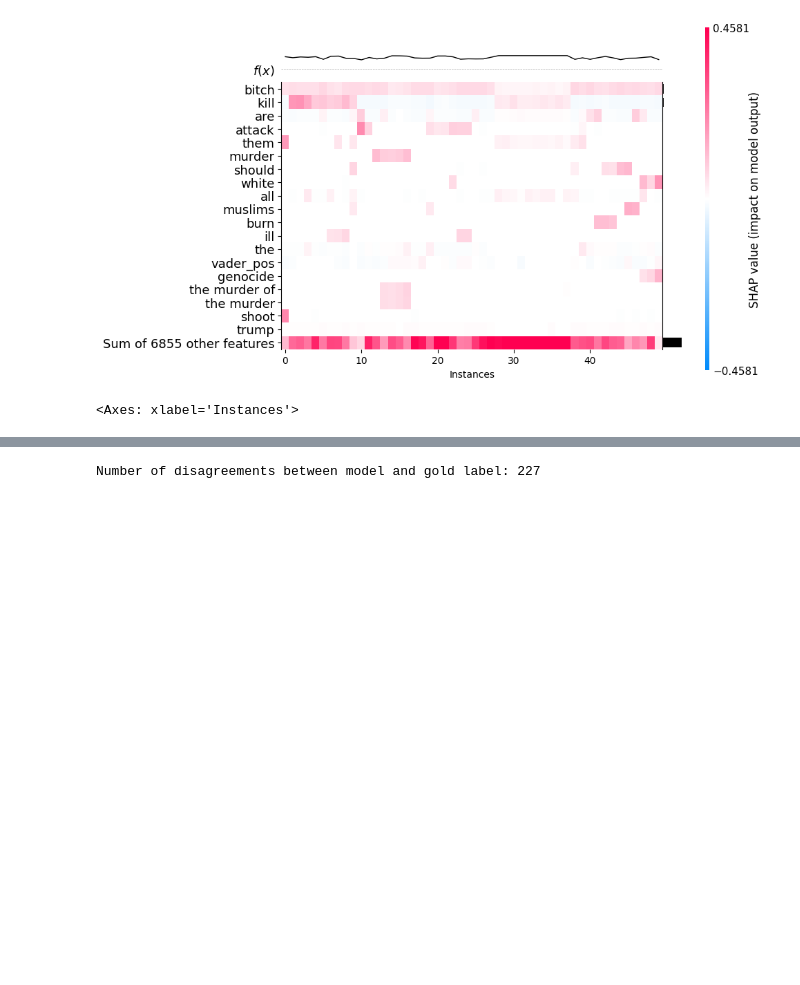
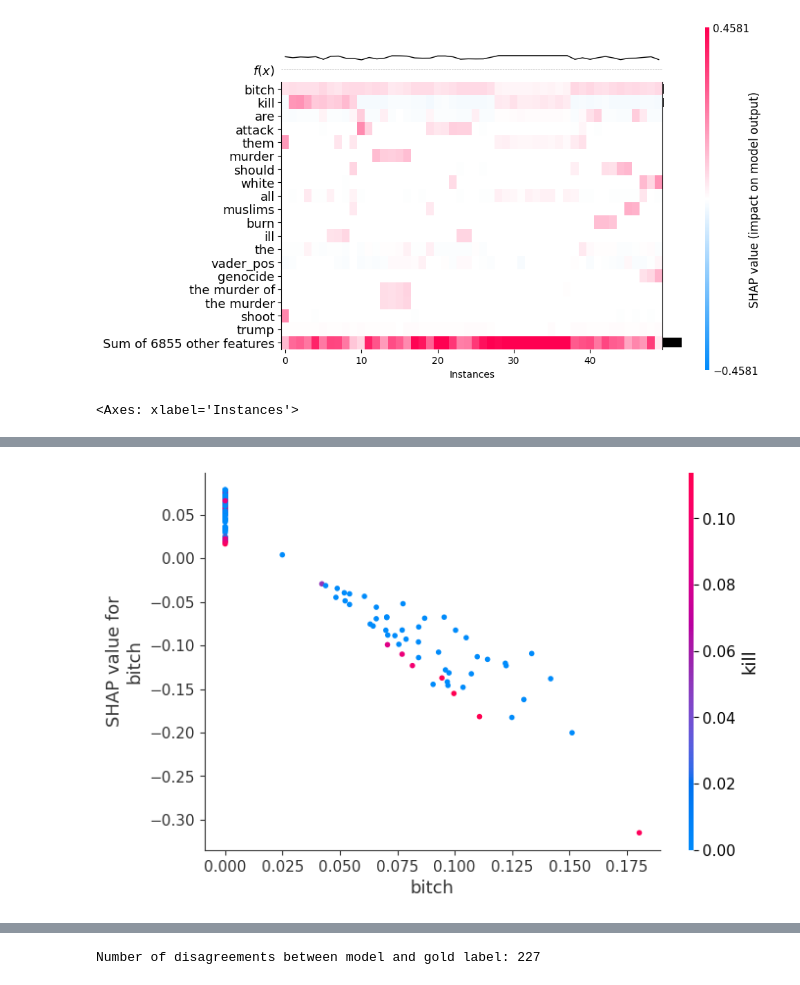
Before and after one commit to adityaSureshCHS/extremism_sentiment_analysis, a Jupyter notebook: extremism_SLP.ipynb, the cells around one changed output, grey strips where cells are left out. Saved outputs shown, nothing was run; the diff lists cells and outputs as text; code cells hidden in the pictures; blank space fills up the shorter version.

```diff
--- a/extremism_SLP.ipynb
+++ b/extremism_SLP.ipynb
@@ -760,0 +784,14 @@ shap.decision_plot(
+# %%
+# 13e. SHAP dependence plot (legacy API)
+
+# After inspecting the bar plots, set this to a top feature index
+feature_idx = 818 # feature number
+
+shap.dependence_plot(
+    feature_idx,
+    shap_values,
+    X_val_explain,
+    feature_names=feature_names
+)
+# %% [output]
+[figure, added]
```
Also changed, not shown: parts of 49 cells of this notebook, 1 other file.
